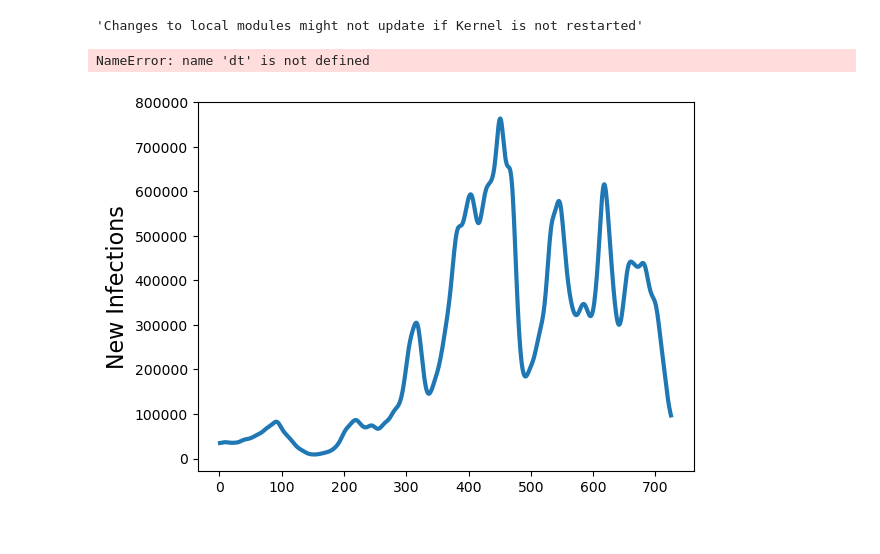
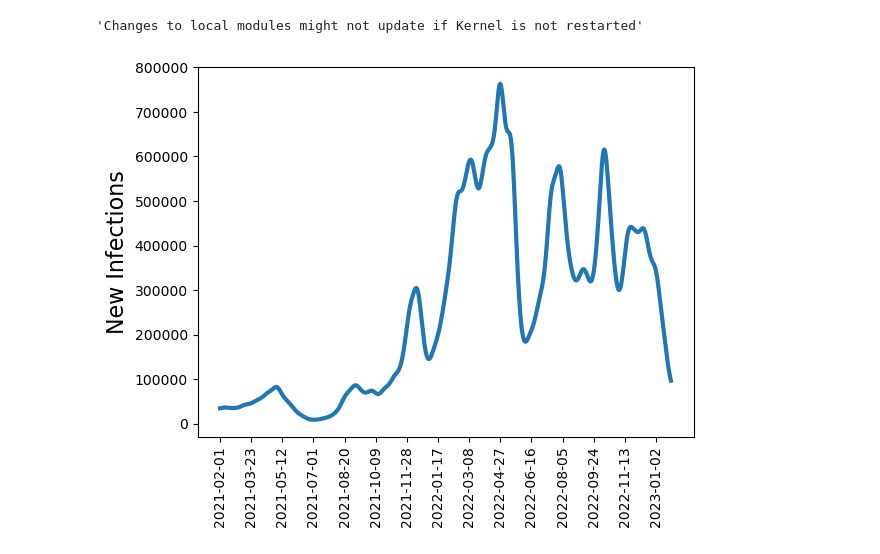
Before and after one commit to AlexiaNomena/Immune_Waning, a Jupyter notebook: Helper.ipynb, the cells around one changed output. Saved outputs shown, nothing was run; the diff lists cells and outputs as text; code cells hidden in the pictures.

```diff
--- a/Helper.ipynb
+++ b/Helper.ipynb
@@ -6,25 +6,25 @@
 # %%
 import pandas as pd
 import numpy as np
 import matplotlib.pyplot as plt
-
+import datetime as dt
 """Load Escape Fraction Data and antibody classes being used"""
 Escape_Fraction = pd.read_csv("Data/escape_fraction_per_site.csv")
 Ab_classes = np.unique(Escape_Fraction["ab_class"])
 """Load Infection Data"""
 df = pd.read_csv('Data/caseAscertainmentTable_sinceFeb21.csv')
 infection_data_corrected = df['minNTrue'].values
 infection_data_reported = df['newCases'].values
 """Plot case assertainment"""
 t = np.arange(1, len(df['date'])+1, 1) # array of timepoints at which to compute the antibody concentration
 plt.plot(t, infection_data_corrected, linewidth = 3)
 plt.ylabel("New Infections", fontsize = 16)
+per_day = 50
 t_ticks = [dt.datetime.strptime(d,'%Y-%m-%d').date() for d in df['date']]
 plt.xticks(t[::per_day], t_ticks[::per_day], rotation = 90)
 plt.show()
 # %% [output]
-NameError: name 'dt' is not defined
-[figure, old version]
+[figure, new version]
 # %%
 """Parameterization for Antibody PK"""
 N = len(Ab_classes) # number of antibody classes
```
Also changed, not shown: parts of 19 cells of this notebook, 3 other files.
